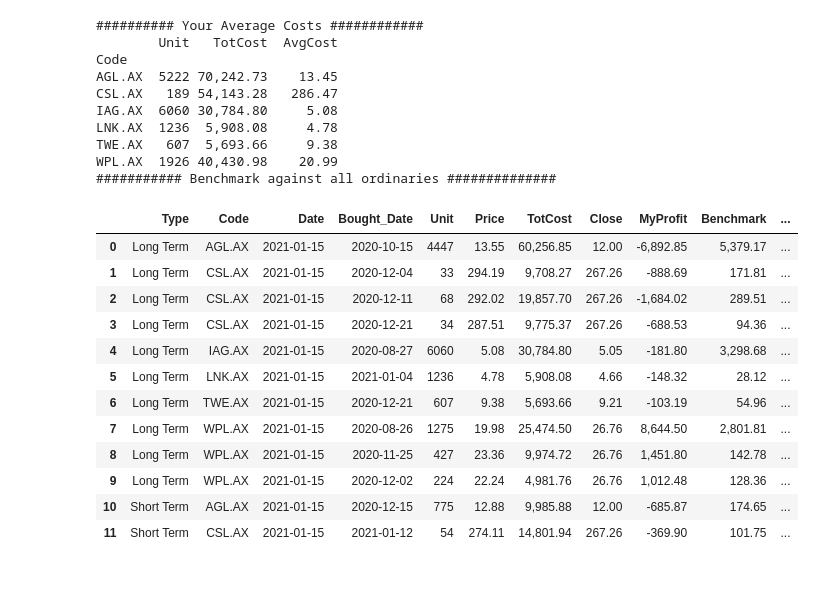
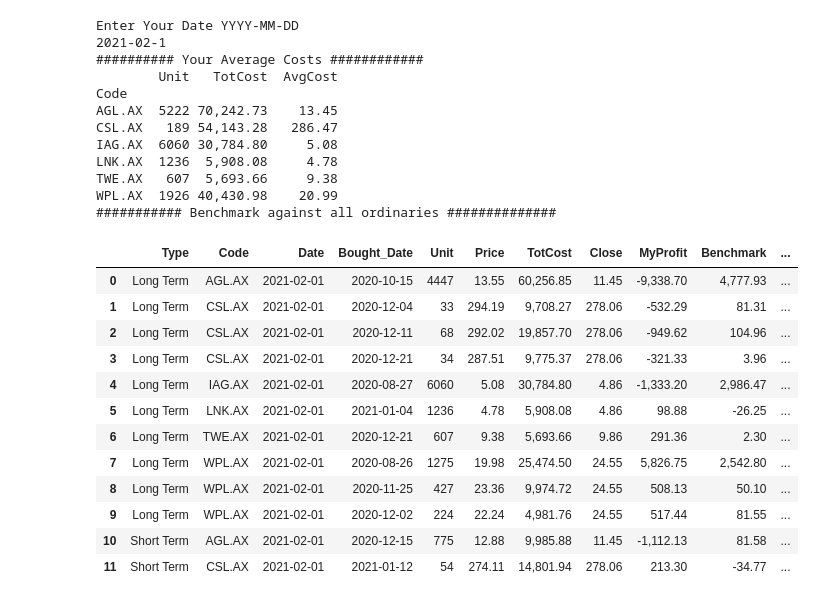
Before and after one commit to RonnyCh/mydsbook, a Jupyter notebook: Stock Portfolio V2.ipynb, the cells around one changed output. Drawn from its saved outputs; the diff is of its cells as text; code cells hidden in the pictures.

```diff
--- a/Stock Portfolio V2.ipynb
+++ b/Stock Portfolio V2.ipynb
@@ -253,0 +252,34 @@ mybuy[mycol]
+# %%
+import matplotlib.pyplot as plt
+
+print("Enter the code you want to check")
+x = input()
+
+plt.subplots(figsize=(17,10))
+
+code = mytbl[mytbl['Code']==x]
+code.dropna(subset=['Close'],inplace=True)
+index = mytbl[mytbl['Code']=='^AORD']
+index.dropna(subset=['Close'],inplace=True)
+
+
+plt.subplot(311)
+a = index['Date']
+b = index['Close']
+plt.plot(a,b,color='tab:orange',linestyle='--')
+plt.xlabel('All Ordinaries')
+
+plt.subplot(312)
+a = code['Date']
+b = code['Close']
+plt.plot(a,b,color='tab:blue', marker='o')
+plt.xlabel('Share')
+
+plt.subplot(313)
+short = code['ShortAvg']
+long = code['LongAvg']
+
+plt.plot(short, label ='Short',linestyle='--')
+plt.plot(long, label = 'Long')
+plt.legend()
+plt.xlabel('Long vs Short Avg')
@@ -256,8 +293,11 @@ import numpy as np
 
 
 #mydate = datetime.date.today().strftime("%Y-%m-%d")
-mydate = datetime.date.today() + datetime.timedelta(days=0) #change time delta accordingly, default = 0 or now
+#mydate = datetime.date.today() + datetime.timedelta(days=0) #change time delta accordingly, default = 0 or now
 # the format of this input : Start, End, Code, Type, Unit, Price
+print("Enter Your Date YYYY-MM-DD ")
+mydate = input()
+mydate = pd.to_datetime(mydate)
 # type --> b = buy , s = sell , w = watchlist
 myval = [
     # Bought Date, Sold Date, Code, Type, Unit, Price, Margin
@@ -342,45 +382,47 @@ myprofit[myprofit['Date'] == mydate]
 mydf = myprofit[myprofit['Date']==mydate].sort_values(by=['Type','Code','Bought_Date'])
 #myprofit.style.format({'Profit%':"{:.2%}",'Index%':"{:.2%}"})
 #myprofit[myprofit['Date'] == mydate]
 
 final = mydf.groupby('Code').sum()[['Unit','TotCost']]
 final['AvgCost'] = final['TotCost']/final['Unit']
 
 print ('########## Your Average Costs ############')
 print (final)
 
 
 print ('########### Benchmark against all ordinaries ##############')
 
 mylvr = mystock[['Code','LVR']]
 
 mydf = pd.merge(mydf,mylvr,on='Code',how='left')
 #mydf['MarginUsed'] = mydf['LVR'] * mydf['TotCost']
 mydf
 # %% [output]
+Enter Your Date YYYY-MM-DD
+2021-02-1
 ########## Your Average Costs ############
         Unit   TotCost  AvgCost
 Code
 AGL.AX  5222 70,242.73    13.45
 CSL.AX   189 54,143.28   286.47
 IAG.AX  6060 30,784.80     5.08
 LNK.AX  1236  5,908.08     4.78
 TWE.AX   607  5,693.66     9.38
 WPL.AX  1926 40,430.98    20.99
 ########### Benchmark against all ordinaries ##############
 |  | Type | Code | Date | Bought_Date | Unit | Price | TotCost | Close | MyProfit | Benchmark | ... |
-| 0 | Long Term | AGL.AX | 2021-01-15 | 2020-10-15 | 4447 | 13.55 | 60,256.85 | 12.00 | -6,892.85 | 5,379.17 | ... |
-| 1 | Long Term | CSL.AX | 2021-01-15 | 2020-12-04 | 33 | 294.19 | 9,708.27 | 267.26 | -888.69 | 171.81 | ... |
-| 2 | Long Term | CSL.AX | 2021-01-15 | 2020-12-11 | 68 | 292.02 | 19,857.70 | 267.26 | -1,684.02 | 289.51 | ... |
-| 3 | Long Term | CSL.AX | 2021-01-15 | 2020-12-21 | 34 | 287.51 | 9,775.37 | 267.26 | -688.53 | 94.36 | ... |
-| 4 | Long Term | IAG.AX | 2021-01-15 | 2020-08-27 | 6060 | 5.08 | 30,784.80 | 5.05 | -181.80 | 3,298.68 | ... |
-| 5 | Long Term | LNK.AX | 2021-01-15 | 2021-01-04 | 1236 | 4.78 | 5,908.08 | 4.66 | -148.32 | 28.12 | ... |
-| 6 | Long Term | TWE.AX | 2021-01-15 | 2020-12-21 | 607 | 9.38 | 5,693.66 | 9.21 | -103.19 | 54.96 | ... |
-| 7 | Long Term | WPL.AX | 2021-01-15 | 2020-08-26 | 1275 | 19.98 | 25,474.50 | 26.76 | 8,644.50 | 2,801.81 | ... |
-| 8 | Long Term | WPL.AX | 2021-01-15 | 2020-11-25 | 427 | 23.36 | 9,974.72 | 26.76 | 1,451.80 | 142.78 | ... |
-| 9 | Long Term | WPL.AX | 2021-01-15 | 2020-12-02 | 224 | 22.24 | 4,981.76 | 26.76 | 1,012.48 | 128.36 | ... |
-| 10 | Short Term | AGL.AX | 2021-01-15 | 2020-12-15 | 775 | 12.88 | 9,985.88 | 12.00 | -685.87 | 174.65 | ... |
-| 11 | Short Term | CSL.AX | 2021-01-15 | 2021-01-12 | 54 | 274.11 | 14,801.94 | 267.26 | -369.90 | 101.75 | ... |
+| 0 | Long Term | AGL.AX | 2021-02-01 | 2020-10-15 | 4447 | 13.55 | 60,256.85 | 11.45 | -9,338.70 | 4,777.93 | ... |
+| 1 | Long Term | CSL.AX | 2021-02-01 | 2020-12-04 | 33 | 294.19 | 9,708.27 | 278.06 | -532.29 | 81.31 | ... |
+| 2 | Long Term | CSL.AX | 2021-02-01 | 2020-12-11 | 68 | 292.02 | 19,857.70 | 278.06 | -949.62 | 104.96 | ... |
+| 3 | Long Term | CSL.AX | 2021-02-01 | 2020-12-21 | 34 | 287.51 | 9,775.37 | 278.06 | -321.33 | 3.96 | ... |
+| 4 | Long Term | IAG.AX | 2021-02-01 | 2020-08-27 | 6060 | 5.08 | 30,784.80 | 4.86 | -1,333.20 | 2,986.47 | ... |
+| 5 | Long Term | LNK.AX | 2021-02-01 | 2021-01-04 | 1236 | 4.78 | 5,908.08 | 4.86 | 98.88 | -26.25 | ... |
+| 6 | Long Term | TWE.AX | 2021-02-01 | 2020-12-21 | 607 | 9.38 | 5,693.66 | 9.86 | 291.36 | 2.30 | ... |
+| 7 | Long Term | WPL.AX | 2021-02-01 | 2020-08-26 | 1275 | 19.98 | 25,474.50 | 24.55 | 5,826.75 | 2,542.80 | ... |
+| 8 | Long Term | WPL.AX | 2021-02-01 | 2020-11-25 | 427 | 23.36 | 9,974.72 | 24.55 | 508.13 | 50.10 | ... |
+| 9 | Long Term | WPL.AX | 2021-02-01 | 2020-12-02 | 224 | 22.24 | 4,981.76 | 24.55 | 517.44 | 81.55 | ... |
+| 10 | Short Term | AGL.AX | 2021-02-01 | 2020-12-15 | 775 | 12.88 | 9,985.88 | 11.45 | -1,112.13 | 81.58 | ... |
+| 11 | Short Term | CSL.AX | 2021-02-01 | 2021-01-12 | 54 | 274.11 | 14,801.94 | 278.06 | 213.30 | -34.77 | ... |
 # %%
 print ('### Overall Profit ###')
 overall = mydf.groupby('Type').sum()[['Unit','MyProfit']]
```
Also changed, not shown: parts of 10 cells of this notebook.
